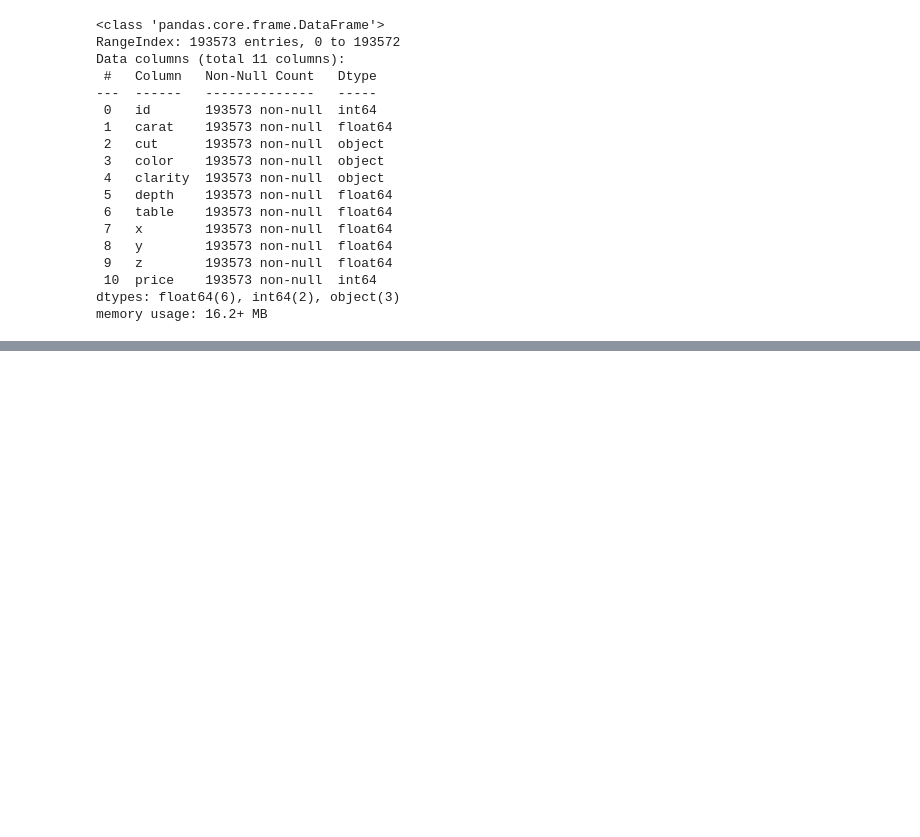
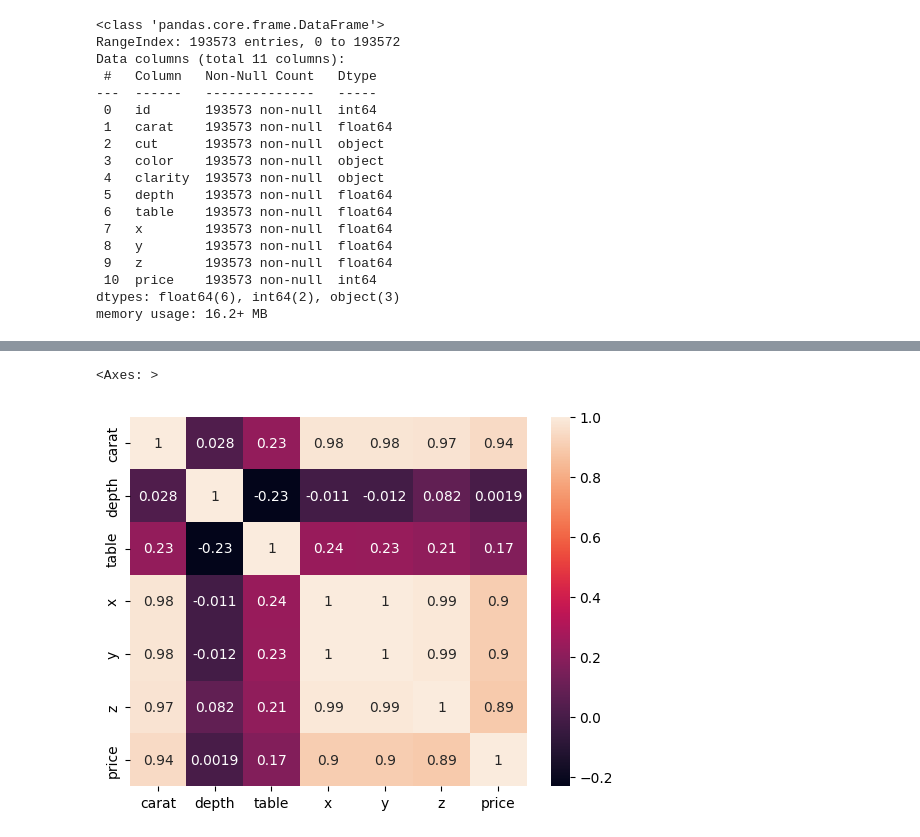
Before and after one commit to Debarpan10/LiveProjectML, a Jupyter notebook: notebooks/EDA.ipynb, the cells around one changed output, grey strips where cells are left out. Saved outputs shown, nothing was run; the diff lists cells and outputs as text; code cells hidden in the pictures; blank space fills up the shorter version.

```diff
--- a/notebooks/EDA.ipynb
+++ b/notebooks/EDA.ipynb
@@ -56,3 +168,8 @@ memory usage: 16.2+ MB
+# %%
+sns.heatmap(df[numerical_columns].corr(), annot = True)
+# %% [output]
+<Axes: >
+[figure, added]
 # %%
 df.columns
 # %% [output]
```
Also changed, not shown: parts of 36 cells of this notebook, 32 other files.
